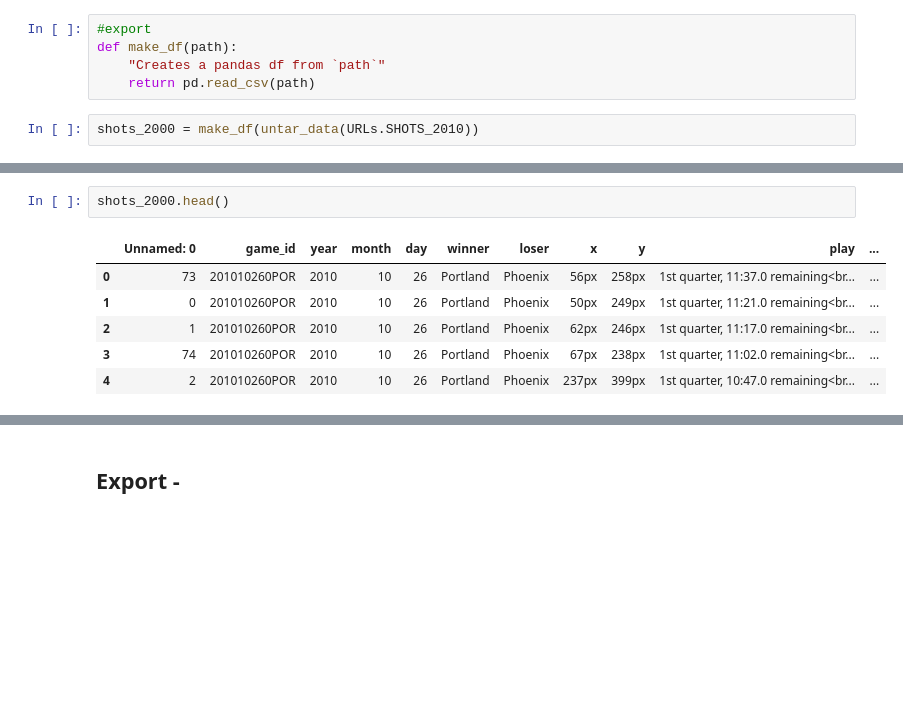
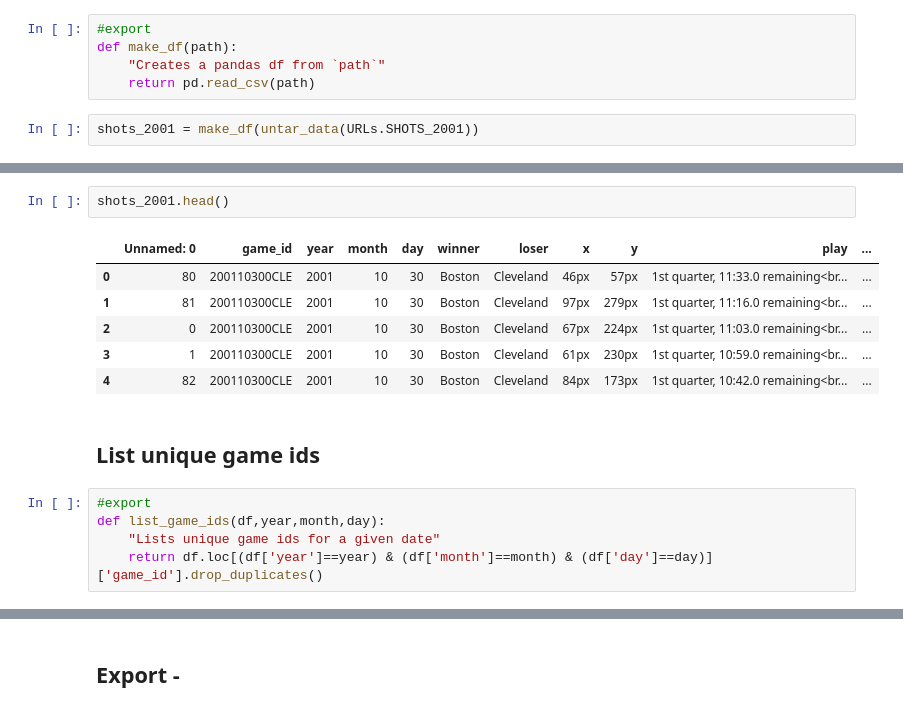
Before and after one commit to theccalderon/shot_chart, a Jupyter notebook: 00_core.ipynb, the cells around one changed output, grey strips where cells are left out. Drawn from its saved outputs; the diff is of its cells as text; blank space fills up the shorter version.

Commit message:
list games, plot winner and loser

```diff
--- a/00_core.ipynb
+++ b/00_core.ipynb
@@ -173,4 +174,4 @@ def make_df(path):
     "Creates a pandas df from `path`"
     return pd.read_csv(path)
 # %%
-shots_2000 = make_df(untar_data(URLs.SHOTS_2010))
+shots_2001 = make_df(untar_data(URLs.SHOTS_2001))
@@ -177,9 +180,16 @@ shots_2000 = make_df(untar_data(URLs.SHOTS_2010))
 # %%
-shots_2000.head()
+shots_2001.head()
 # %% [output]
 |  | Unnamed: 0 | game_id | year | month | day | winner | loser | x | y | play | ... |
-| 0 | 73 | 201010260POR | 2010 | 10 | 26 | Portland | Phoenix | 56px | 258px | 1st quarter, 11:37.0 remaining<br... | ... |
-| 1 | 0 | 201010260POR | 2010 | 10 | 26 | Portland | Phoenix | 50px | 249px | 1st quarter, 11:21.0 remaining<br... | ... |
-| 2 | 1 | 201010260POR | 2010 | 10 | 26 | Portland | Phoenix | 62px | 246px | 1st quarter, 11:17.0 remaining<br... | ... |
-| 3 | 74 | 201010260POR | 2010 | 10 | 26 | Portland | Phoenix | 67px | 238px | 1st quarter, 11:02.0 remaining<br... | ... |
-| 4 | 2 | 201010260POR | 2010 | 10 | 26 | Portland | Phoenix | 237px | 399px | 1st quarter, 10:47.0 remaining<br... | ... |
+| 0 | 80 | 200110300CLE | 2001 | 10 | 30 | Boston | Cleveland | 46px | 57px | 1st quarter, 11:33.0 remaining<br... | ... |
+| 1 | 81 | 200110300CLE | 2001 | 10 | 30 | Boston | Cleveland | 97px | 279px | 1st quarter, 11:16.0 remaining<br... | ... |
+| 2 | 0 | 200110300CLE | 2001 | 10 | 30 | Boston | Cleveland | 67px | 224px | 1st quarter, 11:03.0 remaining<br... | ... |
+| 3 | 1 | 200110300CLE | 2001 | 10 | 30 | Boston | Cleveland | 61px | 230px | 1st quarter, 10:59.0 remaining<br... | ... |
+| 4 | 82 | 200110300CLE | 2001 | 10 | 30 | Boston | Cleveland | 84px | 173px | 1st quarter, 10:42.0 remaining<br... | ... |
+# %% [markdown]
+## List unique game ids
+# %%
+#export
+def list_game_ids(df,year,month,day):
+    "Lists unique game ids for a given date"
+    return df.loc[(df['year']==year) & (df['month']==month) & (df['day']==day)]['game_id'].drop_duplicates()
```
Also changed, not shown: parts of 10 cells of this notebook.
